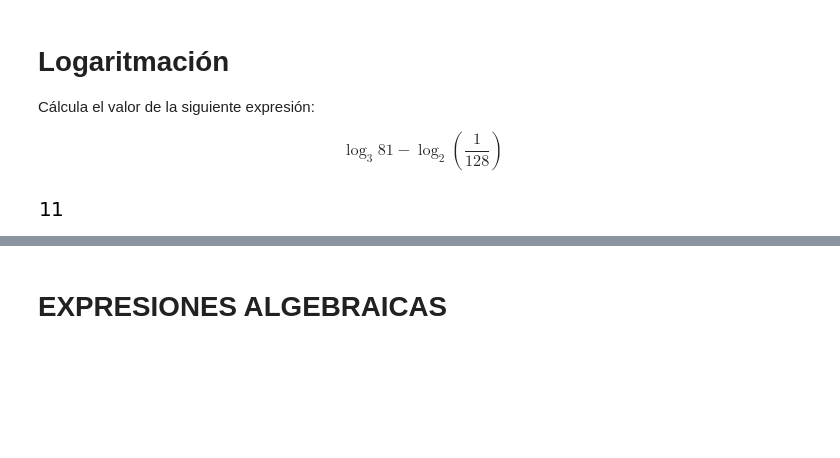
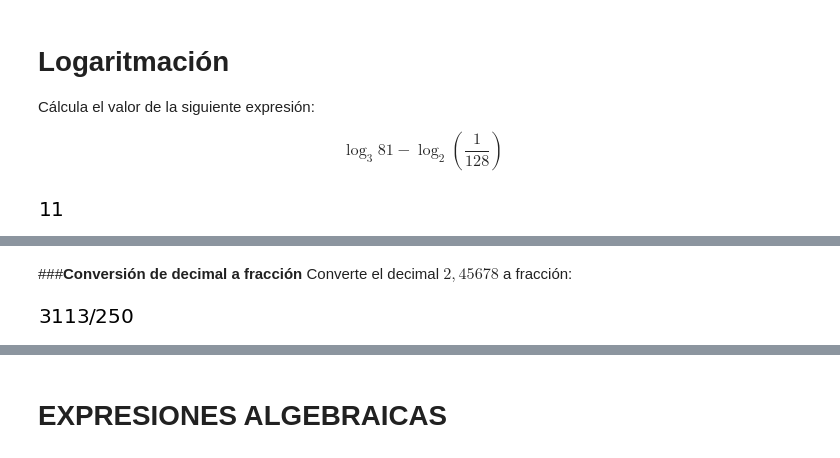
Before and after one commit to josorio398/ARITMETICA-Y-ALGEBRA-EN-PYTHON, a Jupyter notebook: Aritmética_y_álgebra_con_Python.ipynb, the cells around one changed output, grey strips where cells are left out. Saved outputs shown, nothing was run; the diff lists cells and outputs as text; code cells hidden in the pictures; blank space fills up the shorter version.

```diff
--- a/Aritmética_y_álgebra_con_Python.ipynb
+++ b/Aritmética_y_álgebra_con_Python.ipynb
@@ -138,0 +148,7 @@ log(81,3)-log(Rational("1/128"),2)
+# %% [markdown]
+###**Conversión de decimal a fracción**
+Converte el decimal $2,45678$ a fracción:
+# %%
+sympify('12.452',rational=True)
+# %% [output]
+[figure, added]
```
Also changed, not shown: parts of 5 cells of this notebook.
